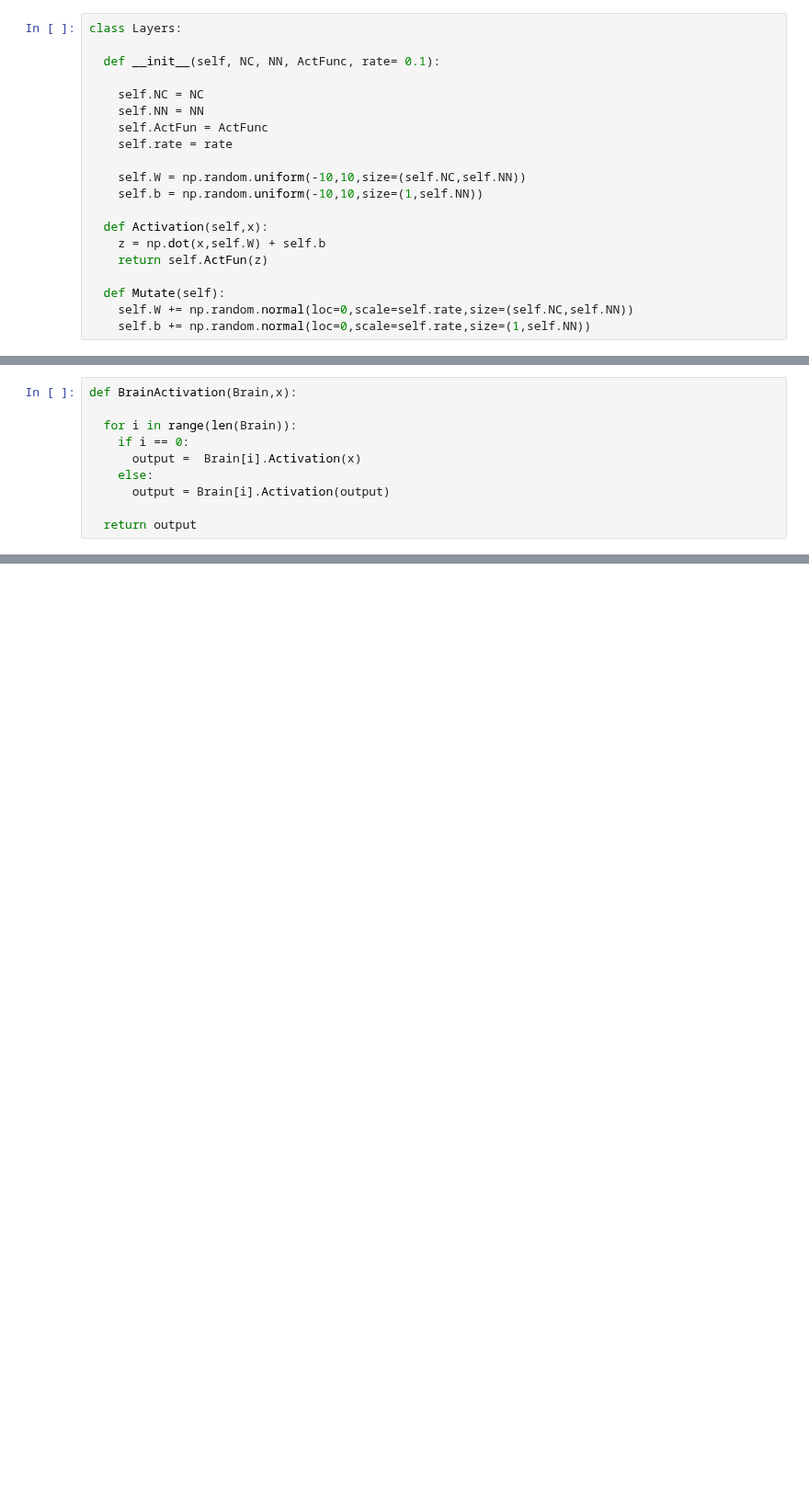
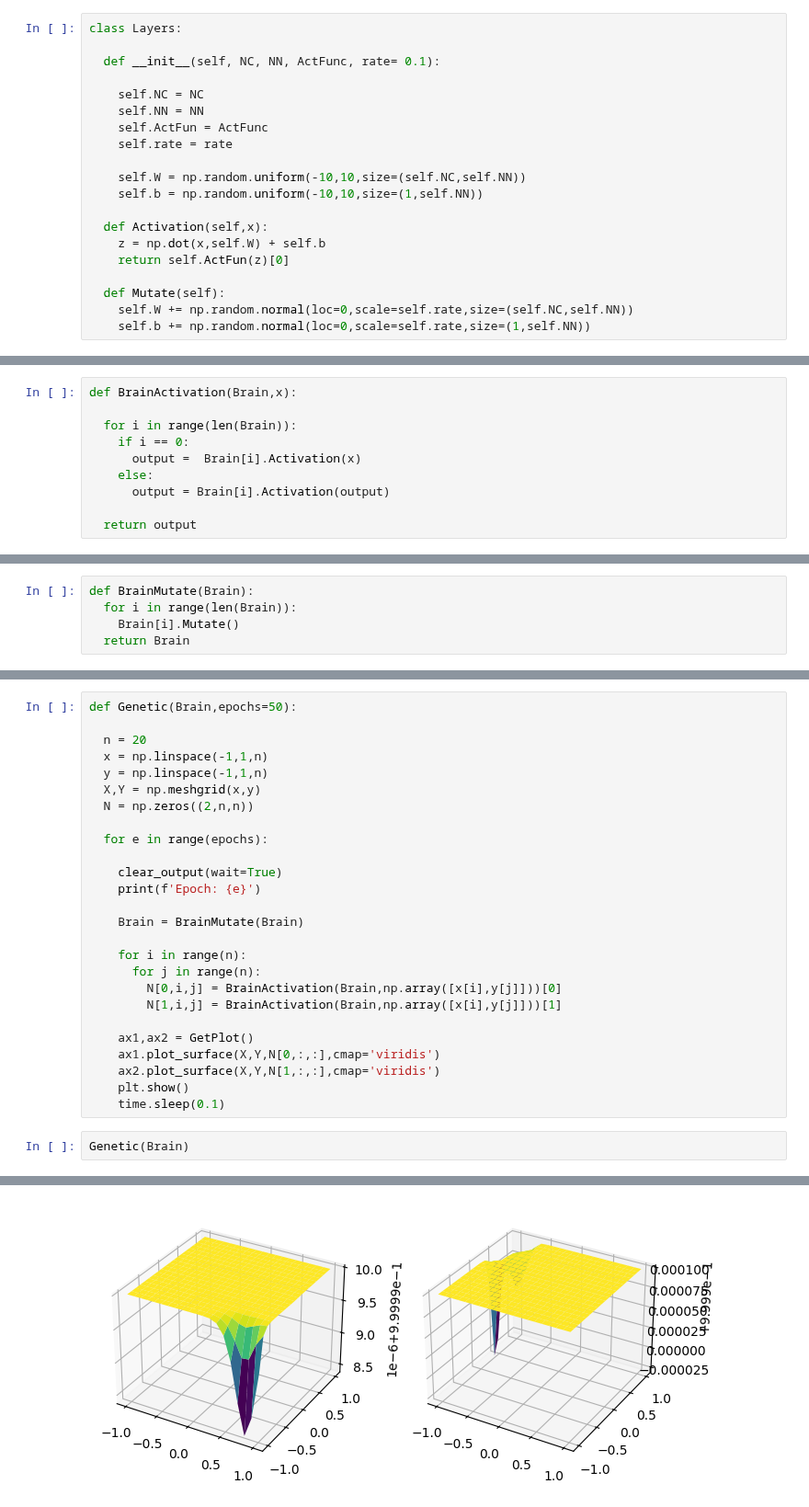
Before and after one commit to asegura4488/MetodosComputacionales1, a Jupyter notebook: Semana13/Neurona.ipynb, the cells around one changed output, grey strips where cells are left out. Shown at 92% size. Drawn from its saved outputs; the diff is of its cells as text; blank space fills up the shorter version.

```diff
--- a/Semana13/Neurona.ipynb
+++ b/Semana13/Neurona.ipynb
@@ -29,7 +29,7 @@ class Layers:
 
   def Activation(self,x):
     z = np.dot(x,self.W) + self.b
-    return self.ActFun(z)
+    return self.ActFun(z)[0]
 
   def Mutate(self):
     self.W += np.random.normal(loc=0,scale=self.rate,size=(self.NC,self.NN))
@@ -77,0 +83,5 @@ array([[0.99988143, 0.01976795]])
+# %%
+def BrainMutate(Brain):
+  for i in range(len(Brain)):
+    Brain[i].Mutate()
+  return Brain
@@ -77,0 +103,29 @@ array([[0.99988143, 0.01976795]])
+# %%
+def Genetic(Brain,epochs=50):
+
+  n = 20
+  x = np.linspace(-1,1,n)
+  y = np.linspace(-1,1,n)
+  X,Y = np.meshgrid(x,y)
+  N = np.zeros((2,n,n))
+
+  for e in range(epochs):
+
+    clear_output(wait=True)
+    print(f'Epoch: {e}')
+
+    Brain = BrainMutate(Brain)
+
+    for i in range(n):
+      for j in range(n):
+        N[0,i,j] = BrainActivation(Brain,np.array([x[i],y[j]]))[0]
+        N[1,i,j] = BrainActivation(Brain,np.array([x[i],y[j]]))[1]
+
+    ax1,ax2 = GetPlot()
+    ax1.plot_surface(X,Y,N[0,:,:],cmap='viridis')
+    ax2.plot_surface(X,Y,N[1,:,:],cmap='viridis')
+    plt.show()
+    time.sleep(0.1)
+# %%
+Genetic(Brain)
+# %% [output]
@@ -77,0 +133 @@ array([[0.99988143, 0.01976795]])
+[figure, added]
```
Also changed, not shown: parts of 9 cells of this notebook.
